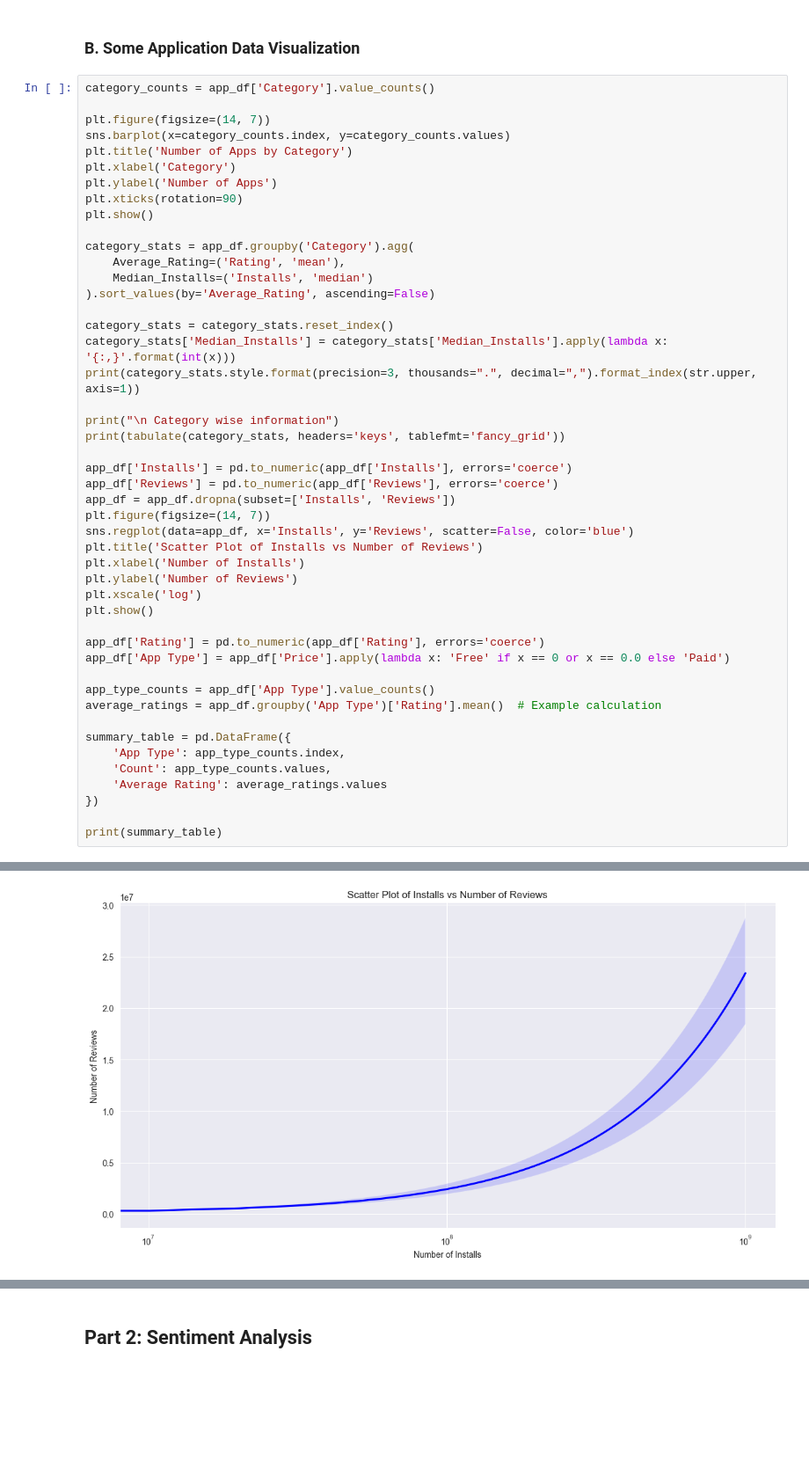
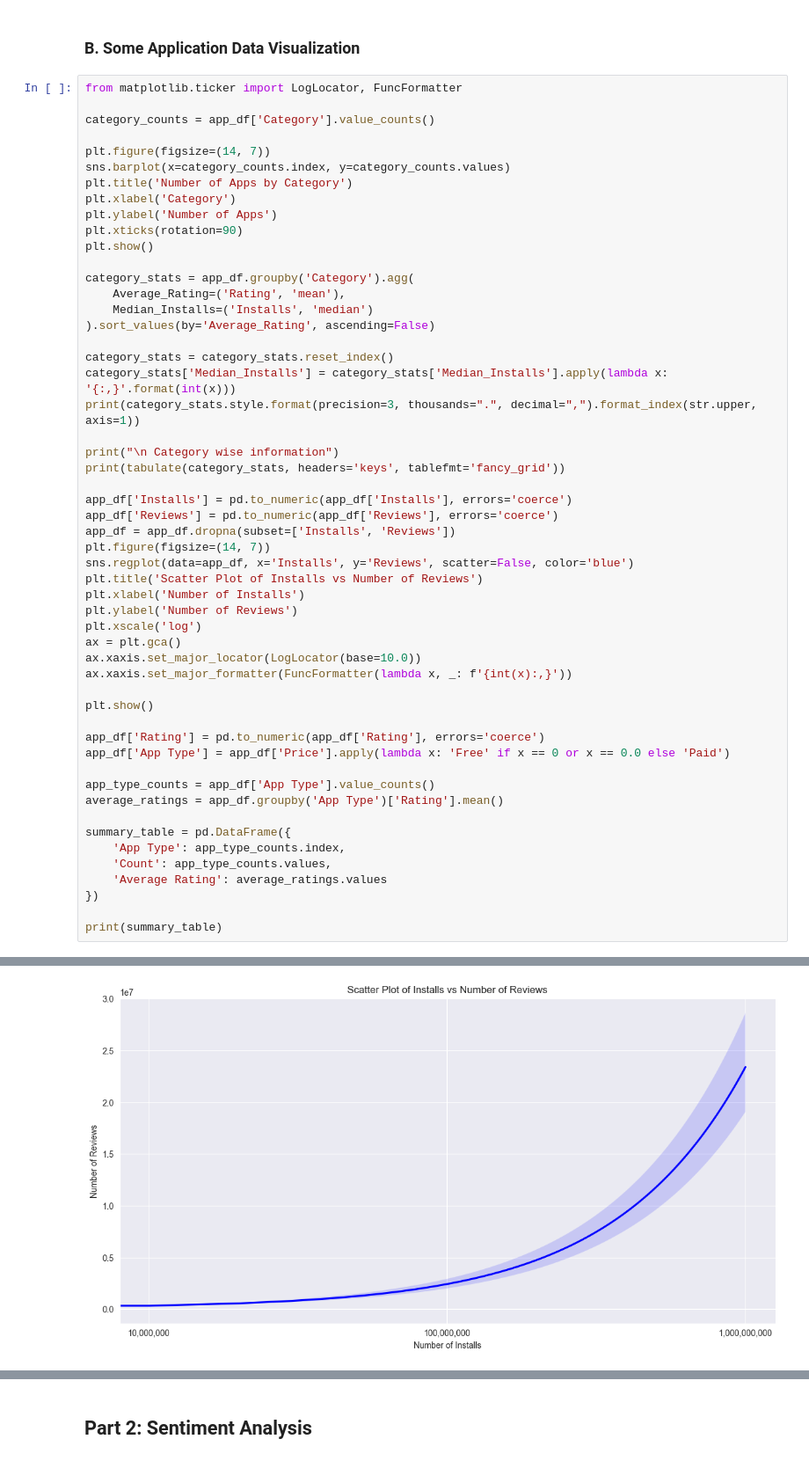
Before and after one commit to syed-rizvi-leanix/google_play_store_reviews, a Jupyter notebook: google_play_store.ipynb, the cells around one changed output, grey strips where cells are left out. Shown at 88% size. Cells and saved outputs as stored; diff of their text form; blank space fills up the shorter version.

```diff
--- a/google_play_store.ipynb
+++ b/google_play_store.ipynb
@@ -65,6 +64,8 @@ Size of the reviews dataset after preprocessing:  29692
 # %% [markdown]
 ### B. Some Application Data Visualization
 # %%
+from matplotlib.ticker import LogLocator, FuncFormatter
+
 category_counts = app_df['Category'].value_counts()
 
 plt.figure(figsize=(14, 7))
@@ -96,41 +97,45 @@ plt.title('Scatter Plot of Installs vs Number of Reviews')
 plt.xlabel('Number of Installs')
 plt.ylabel('Number of Reviews')
 plt.xscale('log')
+ax = plt.gca()
+ax.xaxis.set_major_locator(LogLocator(base=10.0))
+ax.xaxis.set_major_formatter(FuncFormatter(lambda x, _: f'{int(x):,}'))
+
 plt.show()
 
 app_df['Rating'] = pd.to_numeric(app_df['Rating'], errors='coerce')
 app_df['App Type'] = app_df['Price'].apply(lambda x: 'Free' if x == 0 or x == 0.0 else 'Paid')
 
 app_type_counts = app_df['App Type'].value_counts()
-average_ratings = app_df.groupby('App Type')['Rating'].mean()  # Example calculation
+average_ratings = app_df.groupby('App Type')['Rating'].mean()
 
 summary_table = pd.DataFrame({
     'App Type': app_type_counts.index,
     'Count': app_type_counts.values,
     'Average Rating': average_ratings.values
 })
 
 print(summary_table)
 # %% [output]
 [figure]
 <pandas.io.formats.style.Styler object at 0x...>
 
  Category wise information
 ╒════╤═════════════════════╤══════════════════╤═══════════════════╕
 │    │ Category            │   Average_Rating │ Median_Installs   │
 ╞════╪═════════════════════╪══════════════════╪═══════════════════╡
 │  0 │ EVENTS              │          4.46757 │ 1,000             │
 ├────┼─────────────────────┼──────────────────┼───────────────────┤
 │  1 │ EDUCATION           │          4.39167 │ 1,000,000         │
 ├────┼─────────────────────┼──────────────────┼───────────────────┤
 │  2 │ ART_AND_DESIGN      │          4.36102 │ 100,000           │
 ├────┼─────────────────────┼──────────────────┼───────────────────┤
 ... (56 lines left out)
 │ 31 │ MAPS_AND_NAVIGATION │          4.00753 │ 50,000            │
 ├────┼─────────────────────┼──────────────────┼───────────────────┤
 │ 32 │ DATING              │          3.9578  │ 50,000            │
 ╘════╧═════════════════════╧══════════════════╧═══════════════════╛
-[figure, old version]
+[figure, new version]
   App Type  Count  Average Rating
 0     Free   8175            4.17
 1     Paid    654            4.27
```
Also changed, not shown: parts of 9 cells of this notebook, 1 other file.
